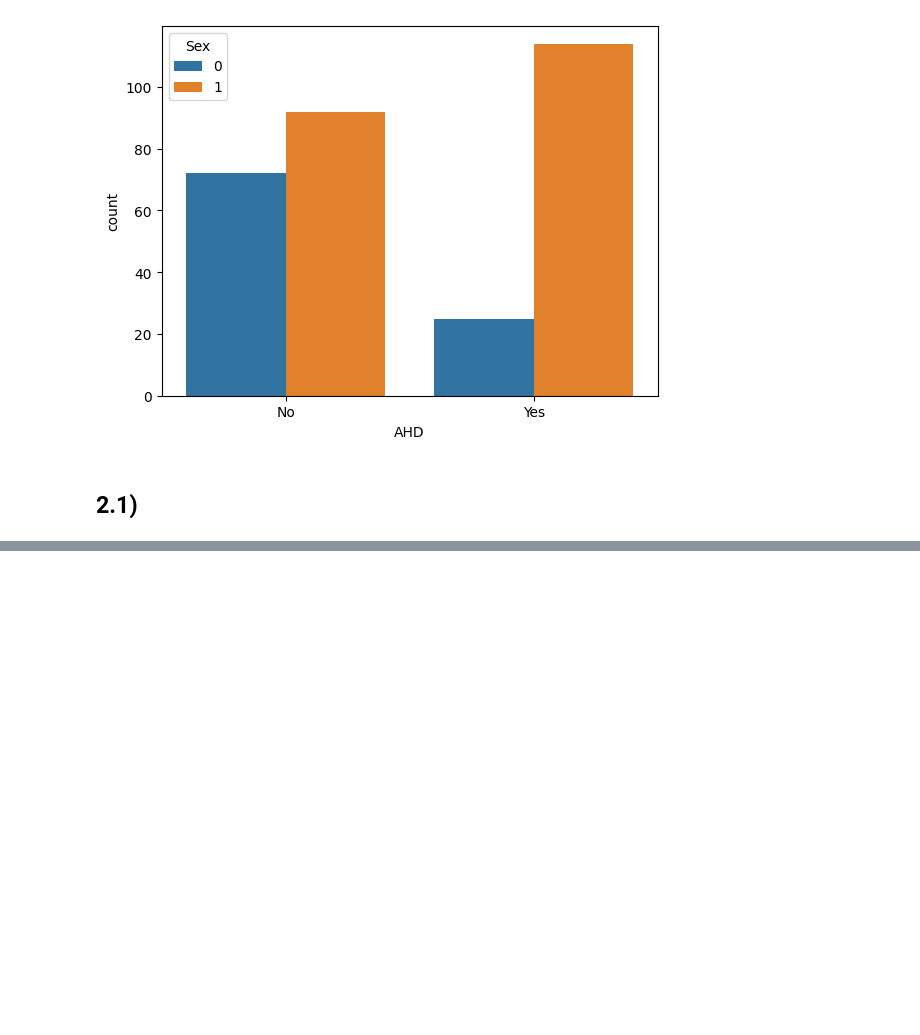
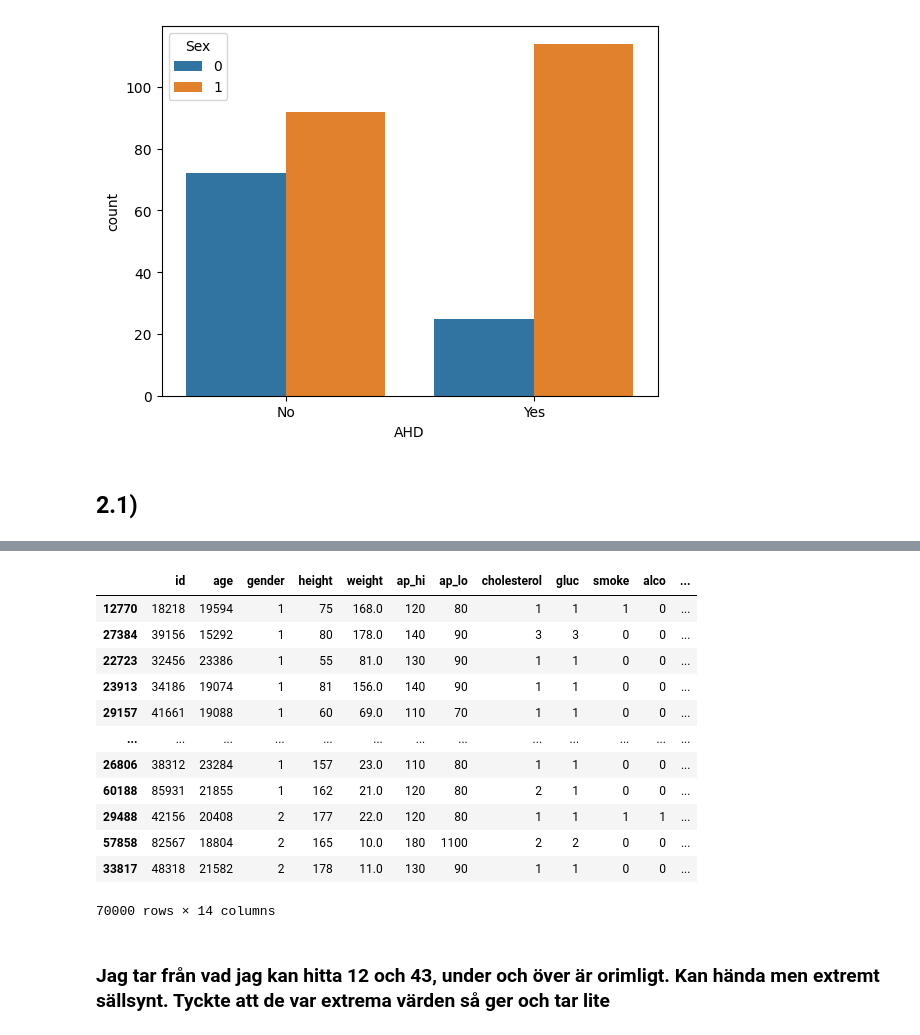
Before and after one commit to MiltonOberg/Artificial_Intelligence2-Milton-OPA23, a Jupyter notebook: Labb_1/labb_1.ipynb, the cells around one changed output, grey strips where cells are left out. Saved outputs shown, nothing was run; the diff lists cells and outputs as text; code cells hidden in the pictures; blank space fills up the shorter version.

```diff
--- a/Labb_1/labb_1.ipynb
+++ b/Labb_1/labb_1.ipynb
@@ -755,0 +774,18 @@ sns.countplot(data= df_heart, x= "AHD", hue= "Sex")
+# %%
+df_cardio.sort_values(by= "BMI", ascending= False)
+# %% [output]
+|  | id | age | gender | height | weight | ap_hi | ap_lo | cholesterol | gluc | smoke | alco | ... |
+| 12770 | 18218 | 19594 | 1 | 75 | 168.0 | 120 | 80 | 1 | 1 | 1 | 0 | ... |
+| 27384 | 39156 | 15292 | 1 | 80 | 178.0 | 140 | 90 | 3 | 3 | 0 | 0 | ... |
+| 22723 | 32456 | 23386 | 1 | 55 | 81.0 | 130 | 90 | 1 | 1 | 0 | 0 | ... |
+| 23913 | 34186 | 19074 | 1 | 81 | 156.0 | 140 | 90 | 1 | 1 | 0 | 0 | ... |
+| 29157 | 41661 | 19088 | 1 | 60 | 69.0 | 110 | 70 | 1 | 1 | 0 | 0 | ... |
+| ... | ... | ... | ... | ... | ... | ... | ... | ... | ... | ... | ... | ... |
+| 26806 | 38312 | 23284 | 1 | 157 | 23.0 | 110 | 80 | 1 | 1 | 0 | 0 | ... |
+| 60188 | 85931 | 21855 | 1 | 162 | 21.0 | 120 | 80 | 2 | 1 | 0 | 0 | ... |
+| 29488 | 42156 | 20408 | 2 | 177 | 22.0 | 120 | 80 | 1 | 1 | 1 | 1 | ... |
+| 57858 | 82567 | 18804 | 2 | 165 | 10.0 | 180 | 1100 | 2 | 2 | 0 | 0 | ... |
+| 33817 | 48318 | 21582 | 2 | 178 | 11.0 | 130 | 90 | 1 | 1 | 0 | 0 | ... |
+70000 rows × 14 columns
+# %% [markdown]
+### Jag tar från vad jag kan hitta 12 och 43, under och över är orimligt. Kan hända men extremt sällsynt. Tyckte att de var extrema värden så ger och tar lite
```
Also changed, not shown: parts of 12 cells of this notebook.
